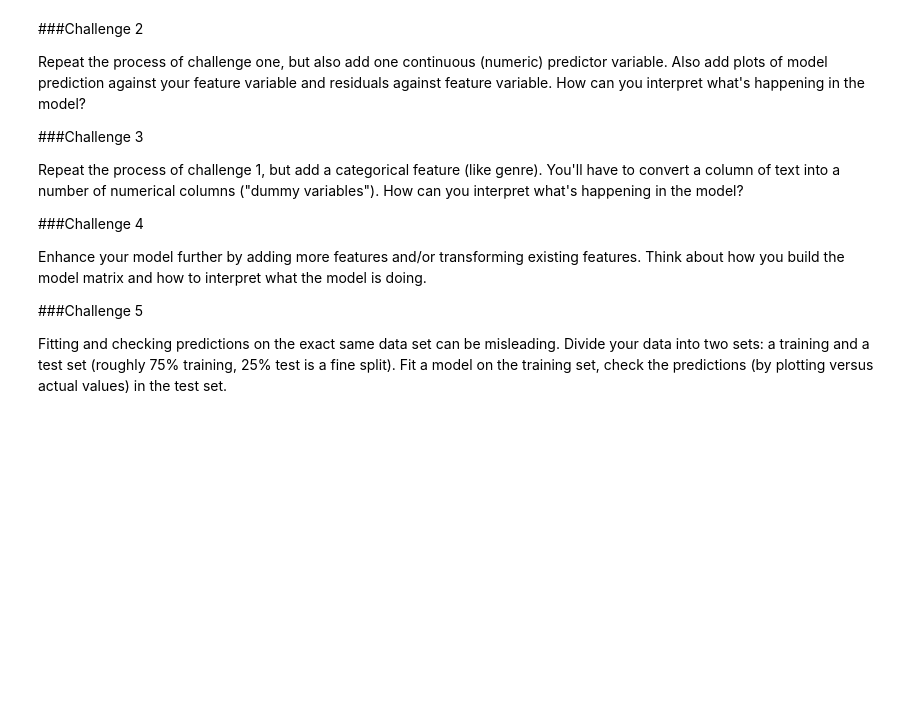
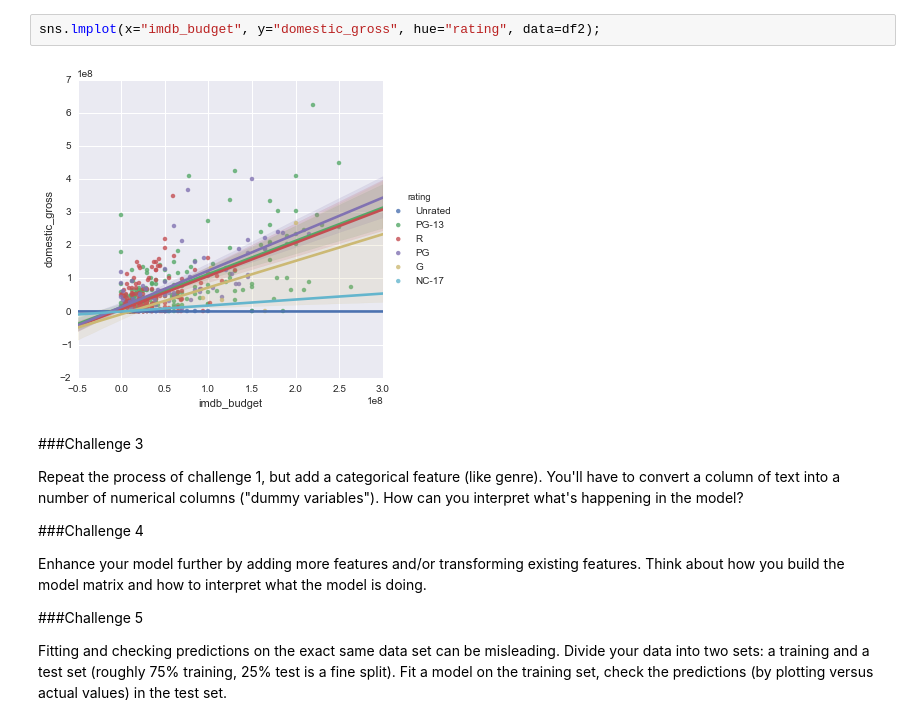
Before and after one commit to edooley7/Movie_analysis, a Jupyter notebook: Movie plots.ipynb, the cells around one changed output. Drawn from its saved outputs; the diff is of its cells as text; blank space fills up the shorter version.

```diff
--- a/Movie plots.ipynb
+++ b/Movie plots.ipynb
@@ -101,8 +103,8 @@ sns.residplot(X.imdb_budget,y)
+# %%
+sns.lmplot(x="imdb_budget", y="domestic_gross", hue="rating", data=df2);
+# %% [output]
+[figure, added]
 # %% [markdown]
-###Challenge 2
-
-Repeat the process of challenge one, but also add one continuous (numeric) predictor variable. Also add plots of model prediction against your feature variable and residuals against feature variable. How can you interpret what's happening in the model?
-
 ###Challenge 3
 
 Repeat the process of challenge 1, but add a categorical feature (like genre). You'll have to convert a column of text into a number of numerical columns ("dummy variables"). How can you interpret what's happening in the model?
```
Also changed, not shown: parts of 11 cells of this notebook.
